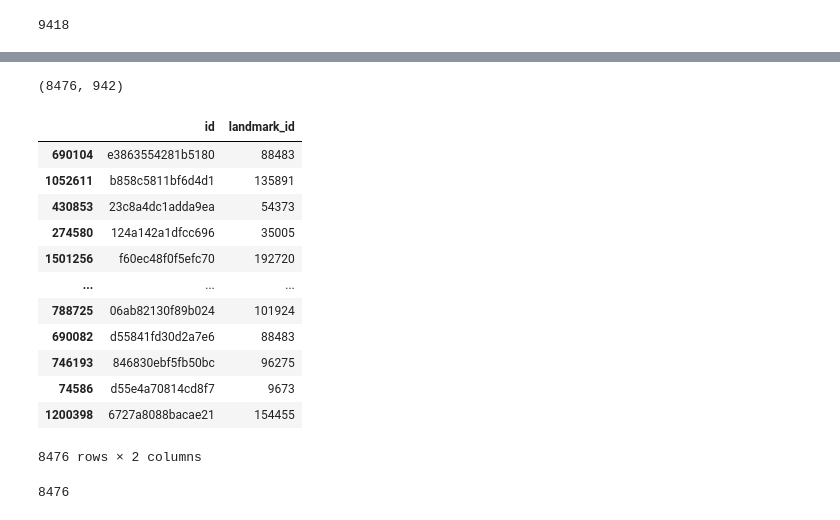
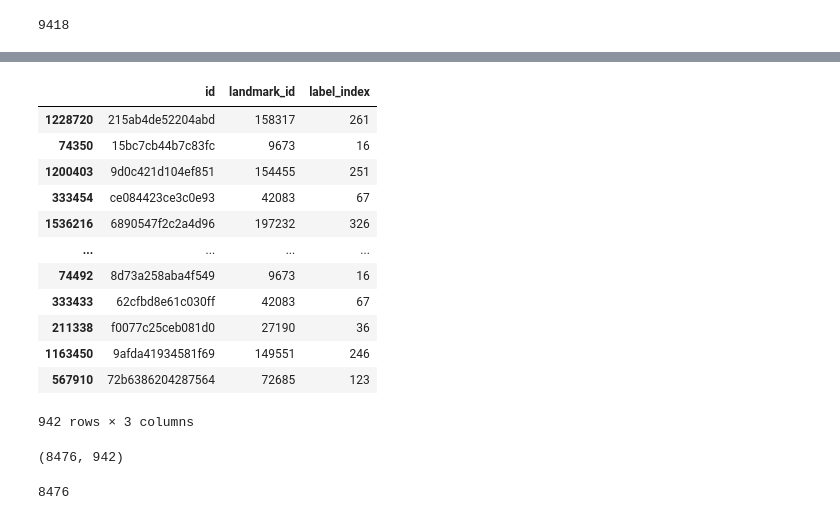
Before and after one commit to davidpetrov/Google-Landmark-Recognition-2021, a Jupyter notebook: data-exploration.ipynb, the cells around one changed output, grey strips where cells are left out. Saved outputs shown, nothing was run; the diff lists cells and outputs as text; code cells hidden in the pictures.

```diff
--- a/data-exploration.ipynb
+++ b/data-exploration.ipynb
@@ -407,22 +444,22 @@ len(bg_train_df)
+# %%
+val_df
+# %% [output]
+|  | id | landmark_id | label_index |
+| 1228720 | 215ab4de52204abd | 158317 | 261 |
+| 74350 | 15bc7cb44b7c83fc | 9673 | 16 |
+| 1200403 | 9d0c421d104ef851 | 154455 | 251 |
+| 333454 | ce084423ce3c0e93 | 42083 | 67 |
+| 1536216 | 6890547f2c2a4d96 | 197232 | 326 |
+| ... | ... | ... | ... |
+| 74492 | 8d73a258aba4f549 | 9673 | 16 |
+| 333433 | 62cfbd8e61c030ff | 42083 | 67 |
+| 211338 | f0077c25ceb081d0 | 27190 | 36 |
+| 1163450 | 9afda41934581f69 | 149551 | 246 |
+| 567910 | 72b6386204287564 | 72685 | 123 |
+942 rows × 3 columns
 # %%
 from sklearn.model_selection import train_test_split
 train_df, val_df = train_test_split(bg_train_df, test_size=0.1, random_state=42)
 len(train_df), len(val_df)
 # %% [output]
 (8476, 942)
-# %%
-train_df
-# %% [output]
-|  | id | landmark_id |
-| 690104 | e3863554281b5180 | 88483 |
-| 1052611 | b858c5811bf6d4d1 | 135891 |
-| 430853 | 23c8a4dc1adda9ea | 54373 |
-| 274580 | 124a142a1dfcc696 | 35005 |
-| 1501256 | f60ec48f0f5efc70 | 192720 |
-| ... | ... | ... |
-| 788725 | 06ab82130f89b024 | 101924 |
-| 690082 | d55841fd30d2a7e6 | 88483 |
-| 746193 | 846830ebf5fb50bc | 96275 |
-| 74586 | d55e4a70814cd8f7 | 9673 |
-| 1200398 | 6727a8088bacae21 | 154455 |
-8476 rows × 2 columns
```
Also changed, not shown: parts of 54 cells of this notebook, 1 other file.
